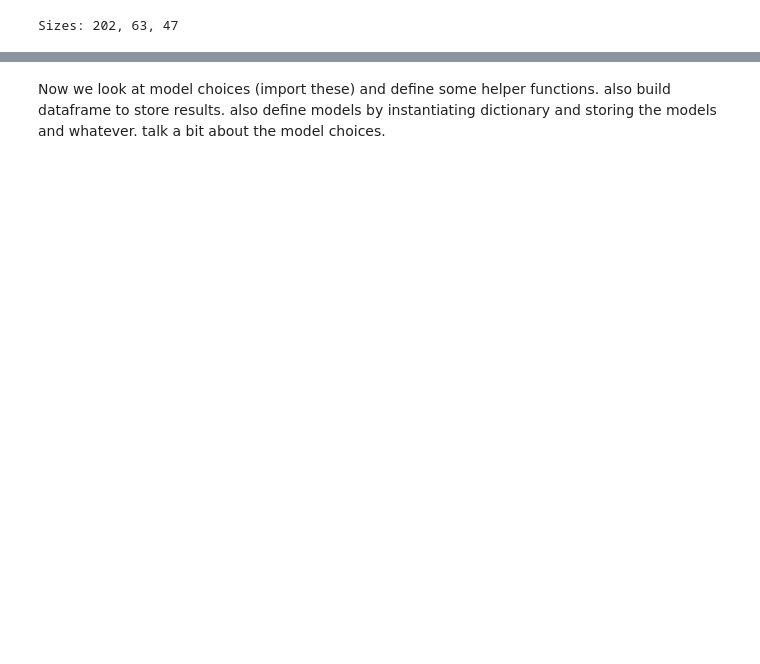
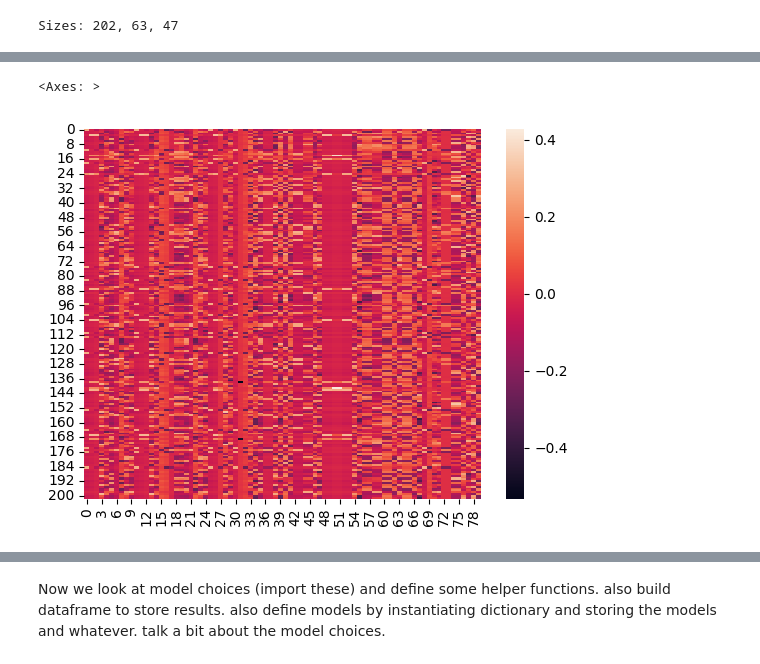
Before and after one commit to whyyyyyft/ML-materials, a Jupyter notebook: ML_Research.ipynb, the cells around one changed output, grey strips where cells are left out. Cells and saved outputs as stored; diff of their text form; code cells hidden in the pictures; blank space fills up the shorter version.

```diff
--- a/ML_Research.ipynb
+++ b/ML_Research.ipynb
@@ -318,6 +345,11 @@ X_test = scaler.transform(X_test_unscaled)
 X_train = normalize(X_train)
 X_val = normalize(X_val)
 X_test = normalize(X_test)
+# %%
+sns.heatmap(X_train)
+# %% [output]
+<Axes: >
+[figure, added]
 # %%
 from sklearn.compose import TransformedTargetRegressor
 from sklearn.preprocessing import StandardScaler
```
Also changed, not shown: parts of 11 cells of this notebook.
